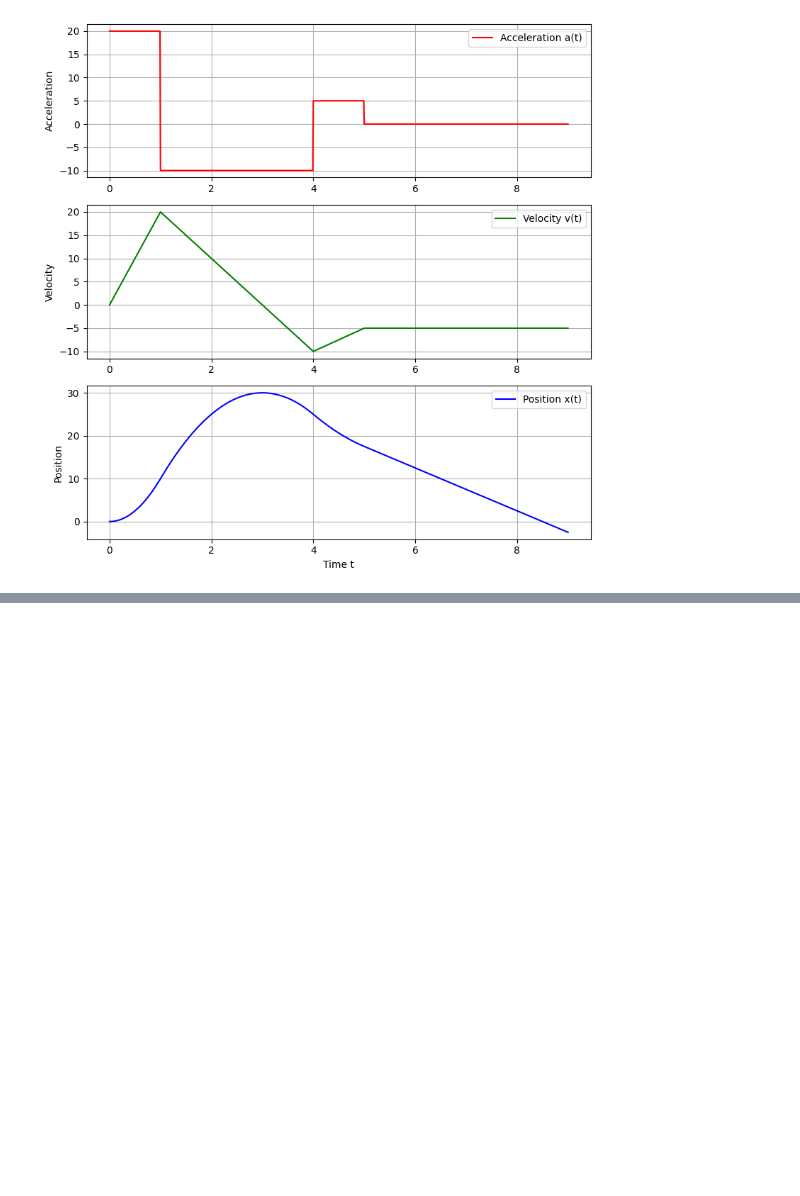
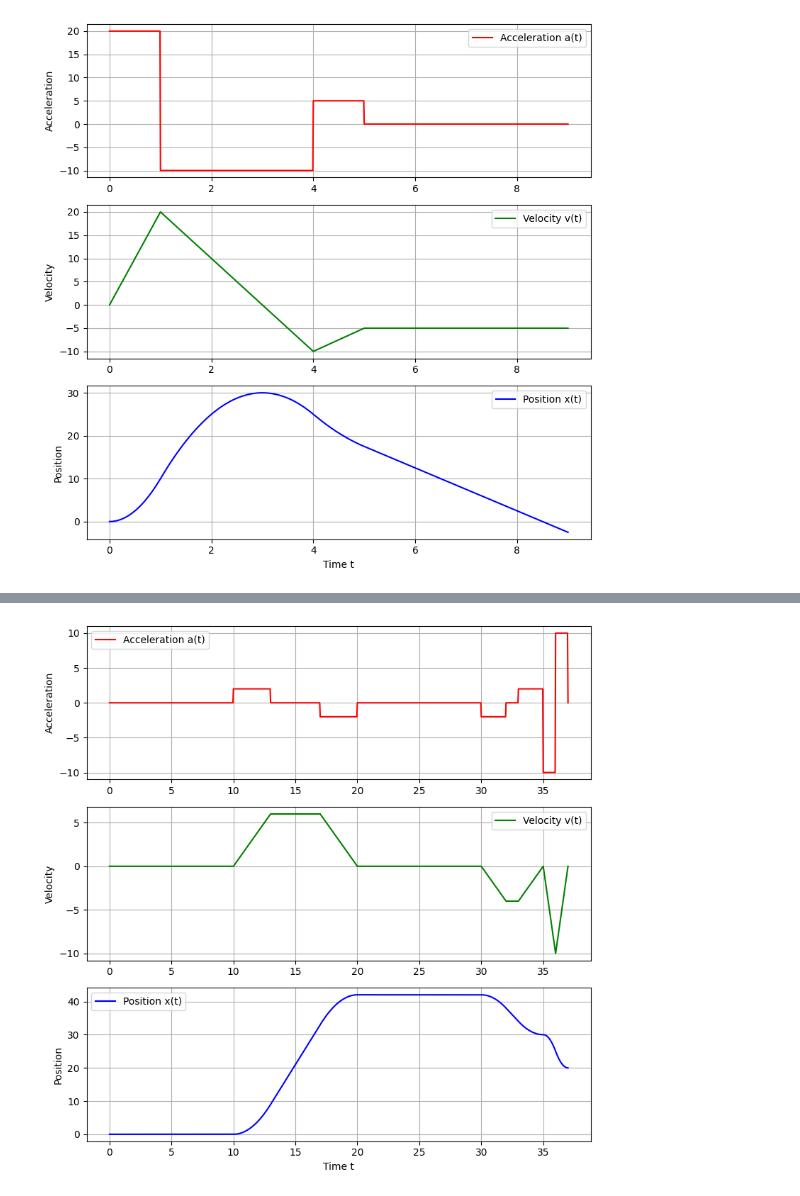
Before and after one commit to dudung/py-nb, a Jupyter notebook: src/apply/lesslines/07_phys_kinematics_piecewise.ipynb, the cells around one changed output, grey strips where cells are left out. Cells and saved outputs as stored; diff of their text form; code cells hidden in the pictures; blank space fills up the shorter version.

```diff
--- a/src/apply/lesslines/07_phys_kinematics_piecewise.ipynb
+++ b/src/apply/lesslines/07_phys_kinematics_piecewise.ipynb
@@ -86,0 +112,23 @@ motion.plot(resolution=1000)
+# %%
+# case 9, y direction
+to = 0
+vy = 0
+yo = 0
+tin = [
+    2, 6, 2,
+    3, 4, 3,
+    2, 6, 2,
+    2, 1, 2,
+    1, 0, 1,
+    0]
+ay = [
+    0, 0, 0,
+    2, 0, -2,
+    0, 0, 0,
+    -2, 0, 2,
+    -10, 0, 10,
+    0]
+motion_y = PiecewiseMotion(to, vy, yo, tin, ay)
+motion_y.plot(resolution=1000)
+# %% [output]
+[figure, added]
```
Also changed, not shown: parts of 6 cells of this notebook.
